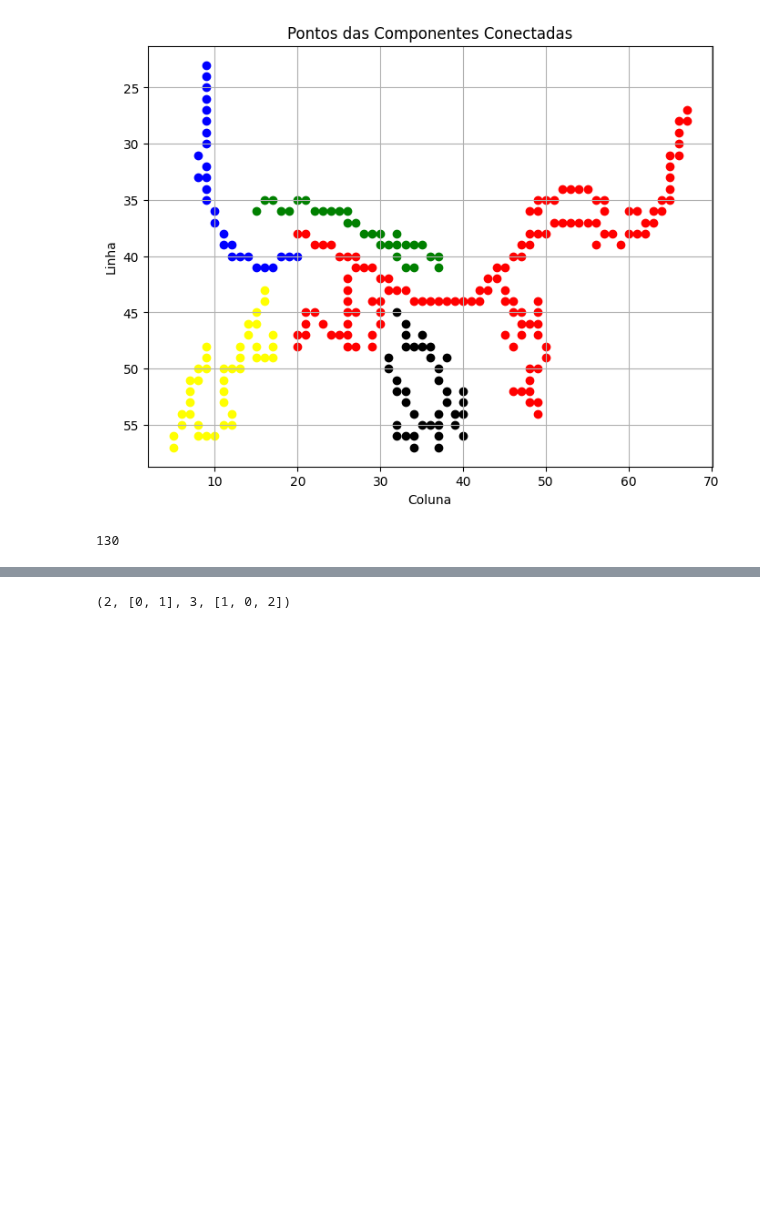
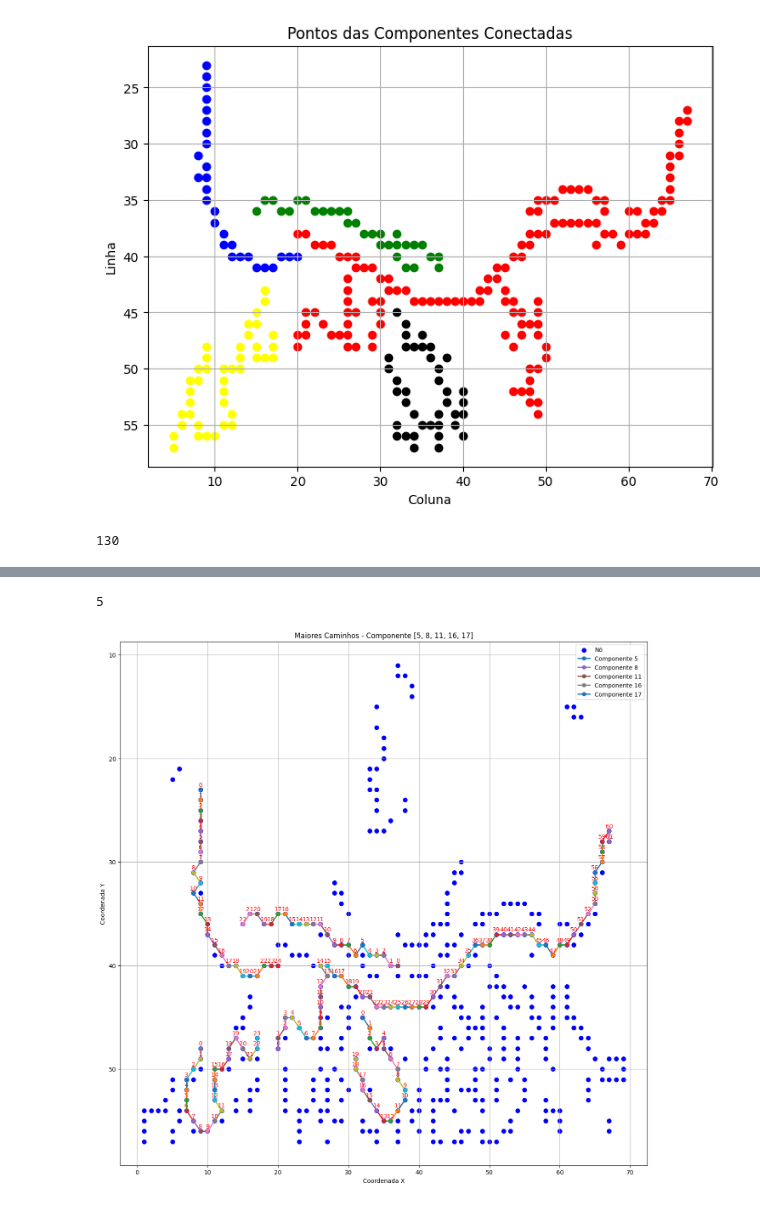
Before and after one commit to MariaLuizaLogrado/PVA, a Jupyter notebook: face_recognition.ipynb, the cells around one changed output, grey strips where cells are left out. Saved outputs shown, nothing was run; the diff lists cells and outputs as text; code cells hidden in the pictures; blank space fills up the shorter version.

Commit message:
Plotando os maiores caminhos na imagem para melhor visualização

```diff
--- a/face_recognition.ipynb
+++ b/face_recognition.ipynb
@@ -396,5 +395,60 @@ for i in range(len(mainConnected)):
-# %%
-raiz = No(0, [No(1), No(2)])
-podando_arvore(raiz)
-# %% [output]
-(2, [0, 1], 3, [1, 0, 2])
+# %%
+mainConnected[0].idx
+# %% [output]
+5
+# %%
+import matplotlib.pyplot as plt
+import numpy as np
+
+def plot_caminhos(mainCoord, maiores_caminhos, idx_desejado):
+    plt.figure(figsize=(16, 16))
+
+    # Plotar todos os nós como pontos
+    coords = np.array(mainCoord)
+    plt.scatter(coords[:, 1], coords[:, 0], s=50, color='blue', label='Nó')
+
+    if set(idx_desejado).issubset(set([connected.idx for connected in mainConnected])):
+
+        for connected in mainConnected:
+            if connected.idx in idx_desejado:
+            # Verificar se o idx_desejado está no dicionário
+            # if idx_desejado in maiores_caminhos:
+                caminho = maiores_caminhos[connected.idx]
+                # Iterar por pares de nós no caminho
+                for i in range(len(caminho) - 1):
+                    node_idx = connected.nodes[caminho[i]]
+                    coord_inicial = coords[node_idx]    # Coordenada do nó inicial
+                    next_node_idx = connected.nodes[caminho[i+1]]
+                    coord_final = coords[next_node_idx]  # Coordenada do nó seguinte
+
+                    # Plotar a linha conectando os nós do componente desejado
+                    plt.plot([coord_inicial[1], coord_final[1]], [coord_inicial[0], coord_final[0]],
+                            '-o', label=f'Componente {connected.idx}' if i == 0 else "", linewidth=2)
+
+                    # Anotar o número do nó no gráfico
+                    plt.annotate(f'{i}', (coord_inicial[1], coord_inicial[0]),
+                                textcoords="offset points", xytext=(0,5), ha='center', color='red')
+
+                # Anotar o último nó do caminho
+                last_node_idx = connected.nodes[caminho[-1]]
+                plt.annotate(f'{len(caminho) - 1}', (coords[last_node_idx][1], coords[last_node_idx][0]),
+                            textcoords="offset points", xytext=(0,5), ha='center', color='red')
+    else:
+        print(f"Componentes não encontrados: {set(idx_desejado) - set([connected.idx for connected in mainConnected])}")
+
+
+    plt.xlabel('Coordenada X')
+    plt.ylabel('Coordenada Y')
+    plt.title(f'Maiores Caminhos - Componente {idx_desejado}')
+    plt.legend(loc='best')
+    plt.grid(True)
+    plt.gca().invert_yaxis()  # Inverter o eixo y para corresponder à orientação das imagens OpenCV
+    plt.show()
+
+# Chamando a função para plotar apenas o componente 5
+
+plot_caminhos(mainCoord, maiores_caminhos, idx_desejado=[connected.idx for connected in mainConnected])
+
+# plot_caminhos(mainCoord, maiores_caminhos, idx_desejado=8)
+# %% [output]
+[figure, added]
```
Also changed, not shown: parts of 8 cells of this notebook.
